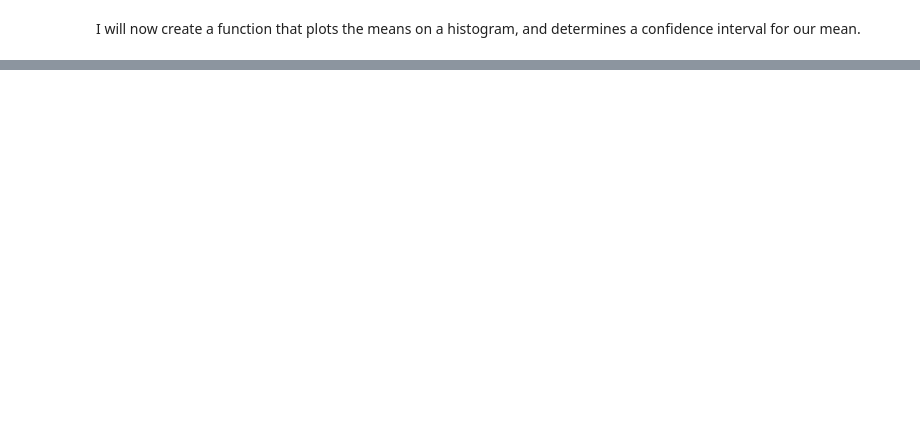
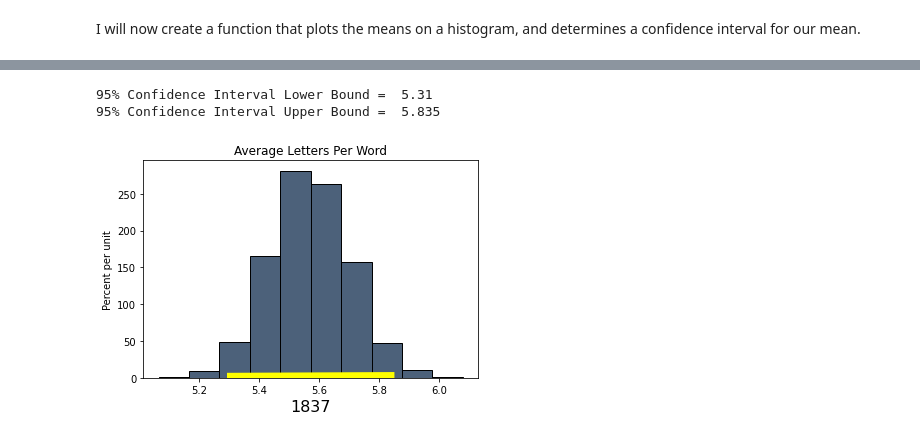
Before and after one commit to RayCarpenterIII/Bootstrapping-for-Confidence-Interval, a Jupyter notebook: George Horton Word Length Statistics.ipynb, the cells around one changed output, grey strips where cells are left out. Saved outputs shown, nothing was run; the diff lists cells and outputs as text; code cells hidden in the pictures; blank space fills up the shorter version.

```diff
--- a/George Horton Word Length Statistics.ipynb
+++ b/George Horton Word Length Statistics.ipynb
@@ -224,0 +300,6 @@ mean_graph_confidenceinterval(bootstrapped_years, '1851')
+# %%
+mean_graph_confidenceinterval(bootstrapped_years, '1837')
+# %% [output]
+95% Confidence Interval Lower Bound =  5.31
+95% Confidence Interval Upper Bound =  5.835
+[figure, added]
```
Also changed, not shown: parts of 26 cells of this notebook.
